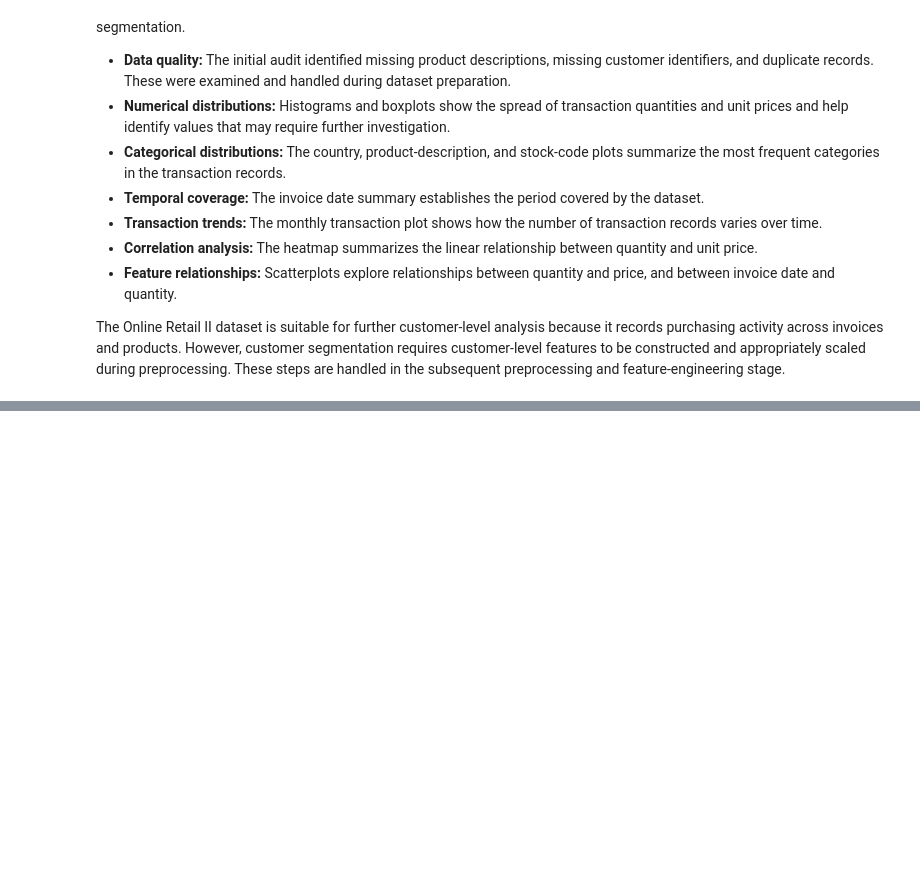
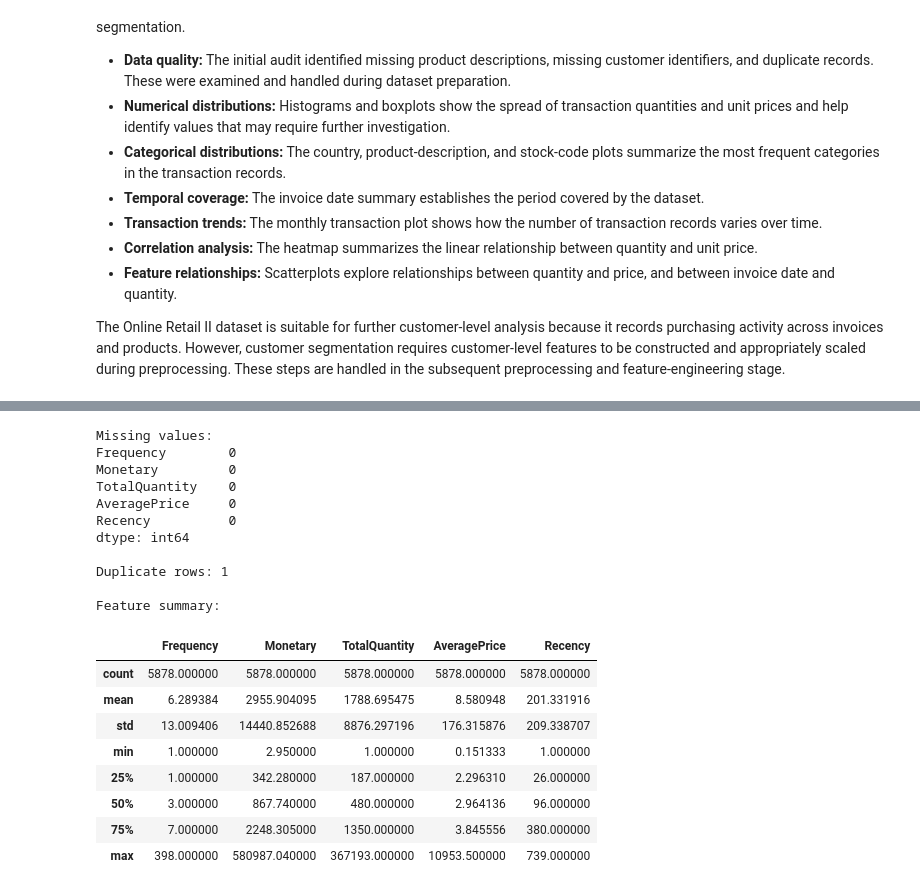
Before and after one commit to snehitha-araveti/ML-Capstone-Project-2026, a Jupyter notebook: notebooks/clustering.ipynb, the cells around one changed output, grey strips where cells are left out. Cells and saved outputs as stored; diff of their text form; code cells hidden in the pictures; blank space fills up the shorter version.

```diff
--- a/notebooks/clustering.ipynb
+++ b/notebooks/clustering.ipynb
@@ -383,0 +395,13 @@ The Online Retail II dataset is suitable for further customer-level analysis bec
+# %%
+df = df.dropna(subset=["Customer ID", "InvoiceDate"]).copy()
+
+df = df[
+    (~df["Invoice"].str.startswith("C")) &
+    (df["Quantity"] > 0) &
+    (df["Price"] > 0)
+].copy()
+
+df["Sales"] = df["Quantity"] * df["Price"]
+
+print("Valid sales transaction rows:", len(df))
+print("Customers remaining:", df["Customer ID"].nunique())
@@ -383,0 +411,19 @@ The Online Retail II dataset is suitable for further customer-level analysis bec
+# %%
+reference_date = df["InvoiceDate"].max() + pd.Timedelta(days=1)
+
+df = df.groupby("Customer ID").agg(
+    LastPurchaseDate=("InvoiceDate", "max"),
+    Frequency=("Invoice", "nunique"),
+    Monetary=("Sales", "sum"),
+    TotalQuantity=("Quantity", "sum"),
+    AveragePrice=("Price", "mean")
+).reset_index()
+
+df["Recency"] = (
+    reference_date - df["LastPurchaseDate"]
+).dt.days
+
+df = df.drop(columns=["Customer ID", "LastPurchaseDate"])
+
+print("Customer-level dataset shape:", df.shape)
+display(df.head())
@@ -383,0 +438,29 @@ The Online Retail II dataset is suitable for further customer-level analysis bec
+# %%
+print("Missing values:")
+print(df.isnull().sum())
+
+print("\nDuplicate rows:", df.duplicated().sum())
+
+print("\nFeature summary:")
+display(df.describe())
+# %% [output]
+Missing values:
+Frequency        0
+Monetary         0
+TotalQuantity    0
+AveragePrice     0
+Recency          0
+dtype: int64
+
+Duplicate rows: 1
+
+Feature summary:
+|  | Frequency | Monetary | TotalQuantity | AveragePrice | Recency |
+| count | 5878.000000 | 5878.000000 | 5878.000000 | 5878.000000 | 5878.000000 |
+| mean | 6.289384 | 2955.904095 | 1788.695475 | 8.580948 | 201.331916 |
+| std | 13.009406 | 14440.852688 | 8876.297196 | 176.315876 | 209.338707 |
+| min | 1.000000 | 2.950000 | 1.000000 | 0.151333 | 1.000000 |
+| 25% | 1.000000 | 342.280000 | 187.000000 | 2.296310 | 26.000000 |
+| 50% | 3.000000 | 867.740000 | 480.000000 | 2.964136 | 96.000000 |
+| 75% | 7.000000 | 2248.305000 | 1350.000000 | 3.845556 | 380.000000 |
+| max | 398.000000 | 580987.040000 | 367193.000000 | 10953.500000 | 739.000000 |
```
Also changed, not shown: parts of 34 cells of this notebook.
